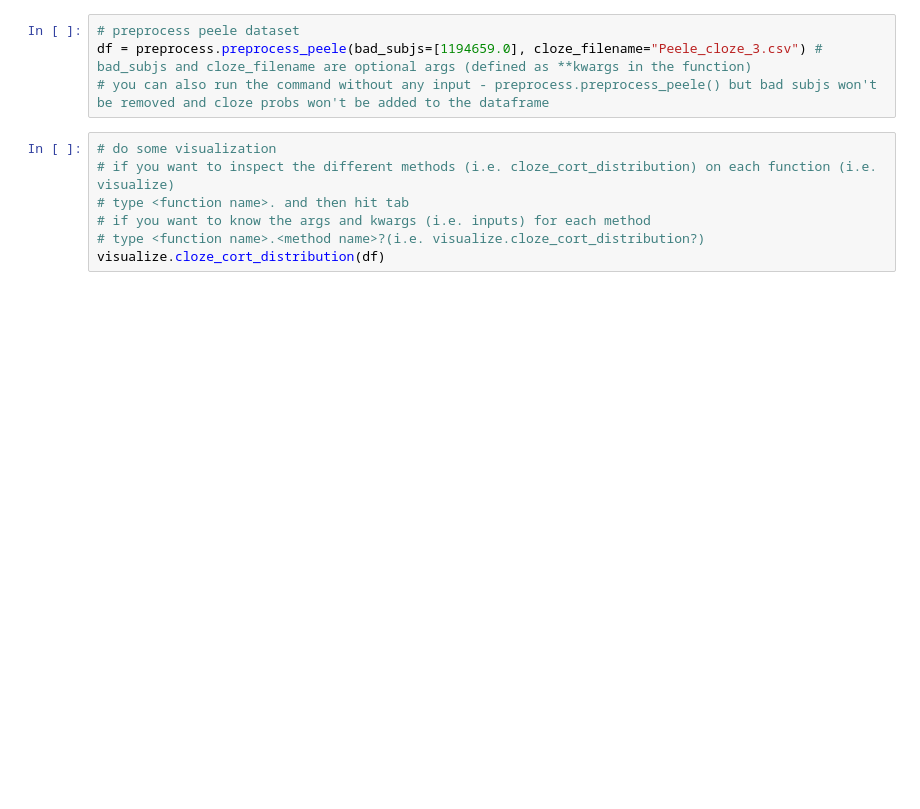
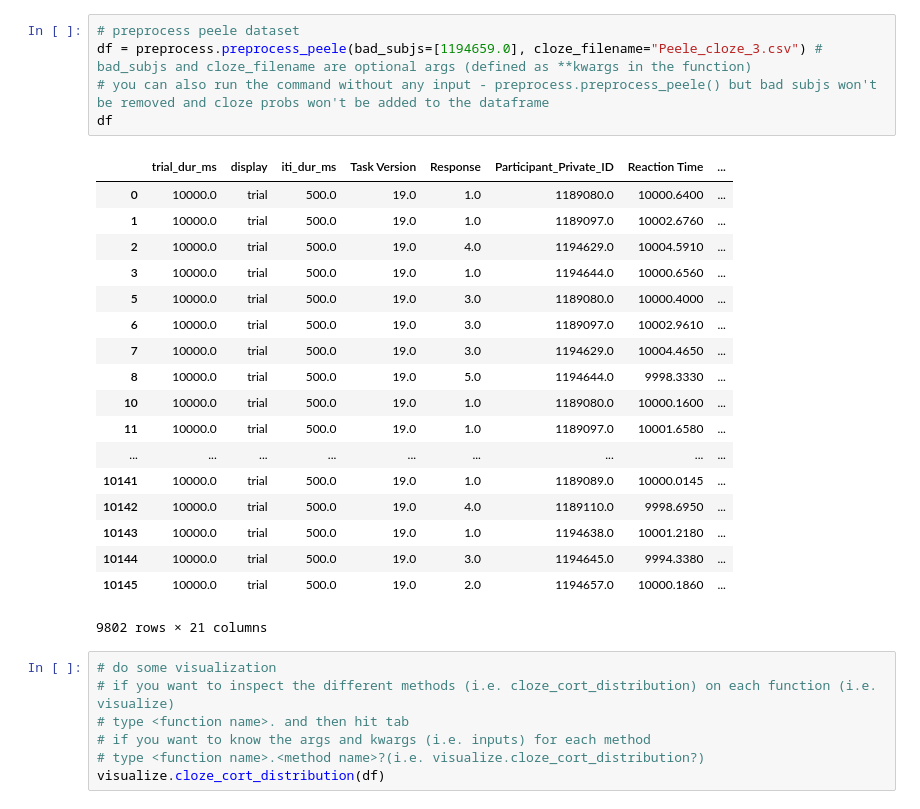
Before and after one commit to sbruinsma1/cort_language, a Jupyter notebook: notebooks/pilot_cort_scaling_visualization.ipynb, the cells around one changed output. Cells and saved outputs as stored; diff of their text form; blank space fills up the shorter version.

```diff
--- a/notebooks/pilot_cort_scaling_visualization.ipynb
+++ b/notebooks/pilot_cort_scaling_visualization.ipynb
@@ -29,7 +26,27 @@ The autoreload extension is already loaded. To reload it, use:
 # %%
 # preprocess peele dataset
 df = preprocess.preprocess_peele(bad_subjs=[1194659.0], cloze_filename="Peele_cloze_3.csv") # bad_subjs and cloze_filename are optional args (defined as **kwargs in the function)
 # you can also run the command without any input - preprocess.preprocess_peele() but bad subjs won't be removed and cloze probs won't be added to the dataframe
+df
+# %% [output]
+|  | trial_dur_ms | display | iti_dur_ms | Task Version | Response | Participant_Private_ID | Reaction Time | ... |
+| 0 | 10000.0 | trial | 500.0 | 19.0 | 1.0 | 1189080.0 | 10000.6400 | ... |
+| 1 | 10000.0 | trial | 500.0 | 19.0 | 1.0 | 1189097.0 | 10002.6760 | ... |
+| 2 | 10000.0 | trial | 500.0 | 19.0 | 4.0 | 1194629.0 | 10004.5910 | ... |
+| 3 | 10000.0 | trial | 500.0 | 19.0 | 1.0 | 1194644.0 | 10000.6560 | ... |
+| 5 | 10000.0 | trial | 500.0 | 19.0 | 3.0 | 1189080.0 | 10000.4000 | ... |
+| 6 | 10000.0 | trial | 500.0 | 19.0 | 3.0 | 1189097.0 | 10002.9610 | ... |
+| 7 | 10000.0 | trial | 500.0 | 19.0 | 3.0 | 1194629.0 | 10004.4650 | ... |
+| 8 | 10000.0 | trial | 500.0 | 19.0 | 5.0 | 1194644.0 | 9998.3330 | ... |
+| 10 | 10000.0 | trial | 500.0 | 19.0 | 1.0 | 1189080.0 | 10000.1600 | ... |
+| 11 | 10000.0 | trial | 500.0 | 19.0 | 1.0 | 1189097.0 | 10001.6580 | ... |
+| ... | ... | ... | ... | ... | ... | ... | ... | ... |
+| 10141 | 10000.0 | trial | 500.0 | 19.0 | 1.0 | 1189089.0 | 10000.0145 | ... |
+| 10142 | 10000.0 | trial | 500.0 | 19.0 | 4.0 | 1189110.0 | 9998.6950 | ... |
+| 10143 | 10000.0 | trial | 500.0 | 19.0 | 1.0 | 1194638.0 | 10001.2180 | ... |
+| 10144 | 10000.0 | trial | 500.0 | 19.0 | 3.0 | 1194645.0 | 9994.3380 | ... |
+| 10145 | 10000.0 | trial | 500.0 | 19.0 | 2.0 | 1194657.0 | 10000.1860 | ... |
+9802 rows × 21 columns
 # %%
 # do some visualization
 # if you want to inspect the different methods (i.e. cloze_cort_distribution) on each function (i.e. visualize)
```
Also changed, not shown: parts of 1 cell of this notebook, 6 other files.
